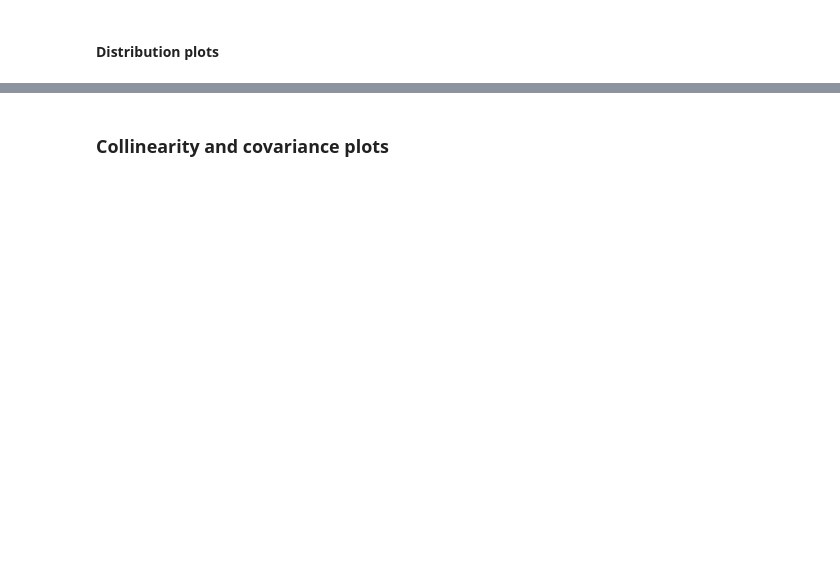
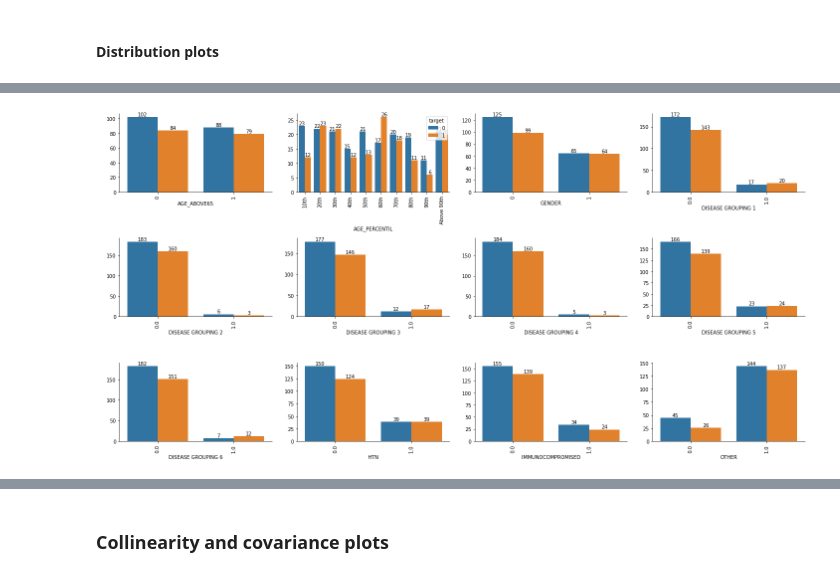
Before and after one commit to ccaiman/covid-capstone, a Jupyter notebook: covid_icu.ipynb, the cells around one changed output, grey strips where cells are left out. Saved outputs shown, nothing was run; the diff lists cells and outputs as text; code cells hidden in the pictures; blank space fills up the shorter version.

```diff
--- a/covid_icu.ipynb
+++ b/covid_icu.ipynb
@@ -222,0 +247,8 @@ The overall pattern of differences between biomarker and biometric data is consi
+# %%
+numerics = pd.concat([biomarkers, pd.DataFrame({'name': biometrics})], axis=0)
+# %%
+numerics_df = pd.DataFrame()
+
+for i in numerics['name']:
+    subs_df = data[data.columns[data.columns.str.contains(i)]]
+    numerics_df = pd.concat([numerics_df, subs_df], axis=1)
@@ -269,0 +312,46 @@ data[cat_cols]
+# %%
+fig, axes = plt.subplots(3, 4, figsize=(20, 10))
+
+cat_df = data[cat_cols]\
+    .merge(
+        data2[['PATIENT_VISIT_IDENTIFIER', 'target']],
+        left_index=True,
+        right_index=True
+    )\
+    .groupby('PATIENT_VISIT_IDENTIFIER')\
+    .head(1)\
+    .drop(columns=['WINDOW', 'ICU'])
+
+for i in range(0, axes.flatten().shape[0]):
+    if cat_df.columns[i] == 'AGE_PERCENTIL':
+        sns.barplot(
+            data=pd.DataFrame(cat_df.groupby('target')[cat_df.columns[i]].value_counts()).rename(columns={cat_df.columns[i]: 'count'}).reset_index(),
+            x=cat_df.columns[i],
+            y='count',
+            hue='target',
+            ax=axes.flatten()[i],
+            order=['10th', '20th', '30th', '40th', '50th', '60th', '70th', '80th', '90th', 'Above 90th']
+        )
+        axes.flatten()[i].tick_params(axis='x', labelrotation=90)
+        axes.flatten()[i].bar_label(axes.flatten()[i].containers[0])
+        axes.flatten()[i].bar_label(axes.flatten()[i].containers[1])
+        axes.flatten()[i].set_ylabel(' ')
+        sns.despine()
+    else:
+        sns.barplot(
+            data=pd.DataFrame(cat_df.groupby('target')[cat_df.columns[i]].value_counts()).rename(columns={cat_df.columns[i]: 'count'}).reset_index(),
+            x=cat_df.columns[i],
+            y='count',
+            hue='target',
+            ax=axes.flatten()[i]
+        )
+        axes.flatten()[i].tick_params(axis='x', labelrotation=90)
+        axes.flatten()[i].bar_label(axes.flatten()[i].containers[0])
+        axes.flatten()[i].bar_label(axes.flatten()[i].containers[1])
+        axes.flatten()[i].get_legend().remove()
+        axes.flatten()[i].set_ylabel(' ')
+        sns.despine()
+
+plt.tight_layout()
+# %% [output]
+[figure, added]
```
Also changed, not shown: parts of 25 cells of this notebook.
